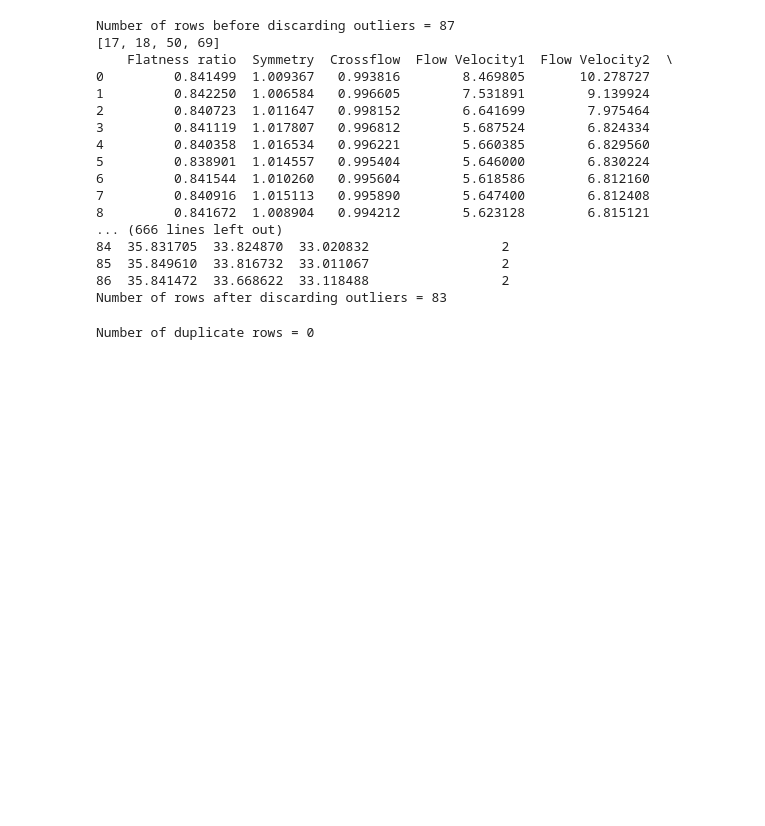
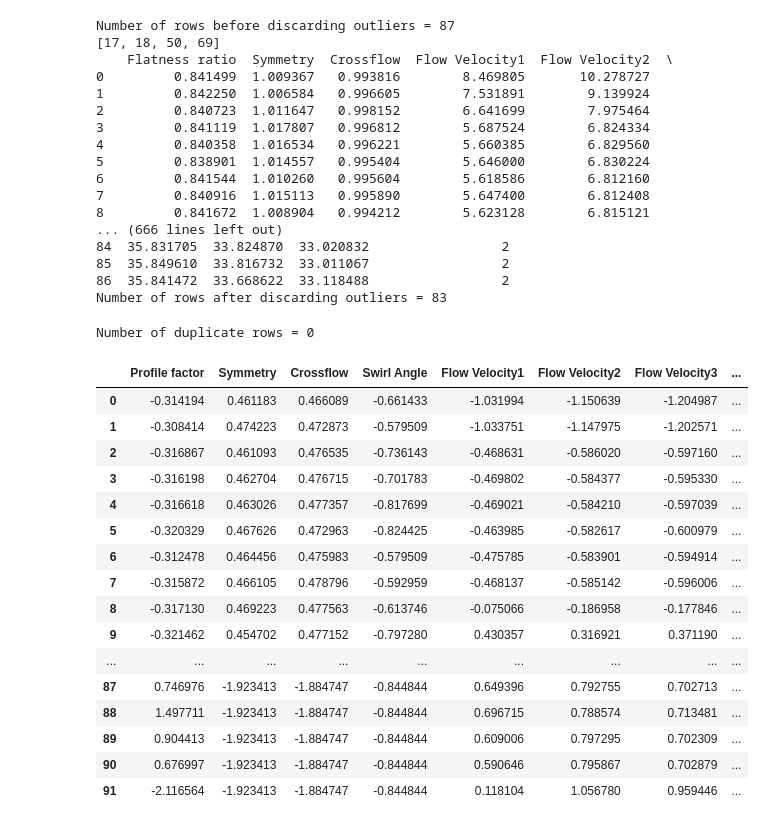
Before and after one commit to josh-huang/CSC3005-DataAnalytics-Project, a Jupyter notebook: data_cleaning.ipynb, the cells around one changed output. Drawn from its saved outputs; the diff is of its cells as text; code cells hidden in the pictures; blank space fills up the shorter version.

Commit message:
Data cleaning done for table B and C

```diff
--- a/data_cleaning.ipynb
+++ b/data_cleaning.ipynb
@@ -159,2 +159,28 @@ data.loc[[10,11,12,28]]
 # %% [output]
 Number of duplicate rows = 0
+# %%
+%matplotlib inline
+# tableA.boxplot(figsize=(10,3))
+tableB2 = tableB.drop(['Class Attruibute'],axis=1)
+pd.set_option('display.max_columns', None)
+pd.set_option('display.max_rows', None)
+Z = (tableB2-tableB2.mean())/tableB2.std() # get z score
+Z
+# %% [output]
+|  | Profile factor | Symmetry | Crossflow | Swirl Angle | Flow Velocity1 | Flow Velocity2 | Flow Velocity3 | ... |
+| 0 | -0.314194 | 0.461183 | 0.466089 | -0.661433 | -1.031994 | -1.150639 | -1.204987 | ... |
+| 1 | -0.308414 | 0.474223 | 0.472873 | -0.579509 | -1.033751 | -1.147975 | -1.202571 | ... |
+| 2 | -0.316867 | 0.461093 | 0.476535 | -0.736143 | -0.468631 | -0.586020 | -0.597160 | ... |
+| 3 | -0.316198 | 0.462704 | 0.476715 | -0.701783 | -0.469802 | -0.584377 | -0.595330 | ... |
+| 4 | -0.316618 | 0.463026 | 0.477357 | -0.817699 | -0.469021 | -0.584210 | -0.597039 | ... |
+| 5 | -0.320329 | 0.467626 | 0.472963 | -0.824425 | -0.463985 | -0.582617 | -0.600979 | ... |
+| 6 | -0.312478 | 0.464456 | 0.475983 | -0.579509 | -0.475785 | -0.583901 | -0.594914 | ... |
+| 7 | -0.315872 | 0.466105 | 0.478796 | -0.592959 | -0.468137 | -0.585142 | -0.596006 | ... |
+| 8 | -0.317130 | 0.469223 | 0.477563 | -0.613746 | -0.075066 | -0.186958 | -0.177846 | ... |
+| 9 | -0.321462 | 0.454702 | 0.477152 | -0.797280 | 0.430357 | 0.316921 | 0.371190 | ... |
+| ... | ... | ... | ... | ... | ... | ... | ... | ... |
+| 87 | 0.746976 | -1.923413 | -1.884747 | -0.844844 | 0.649396 | 0.792755 | 0.702713 | ... |
+| 88 | 1.497711 | -1.923413 | -1.884747 | -0.844844 | 0.696715 | 0.788574 | 0.713481 | ... |
+| 89 | 0.904413 | -1.923413 | -1.884747 | -0.844844 | 0.609006 | 0.797295 | 0.702309 | ... |
+| 90 | 0.676997 | -1.923413 | -1.884747 | -0.844844 | 0.590646 | 0.795867 | 0.702879 | ... |
+| 91 | -2.116564 | -1.923413 | -1.884747 | -0.844844 | 0.118104 | 1.056780 | 0.959446 | ... |
```
Also changed, not shown: parts of 8 cells of this notebook, 2 other files.
